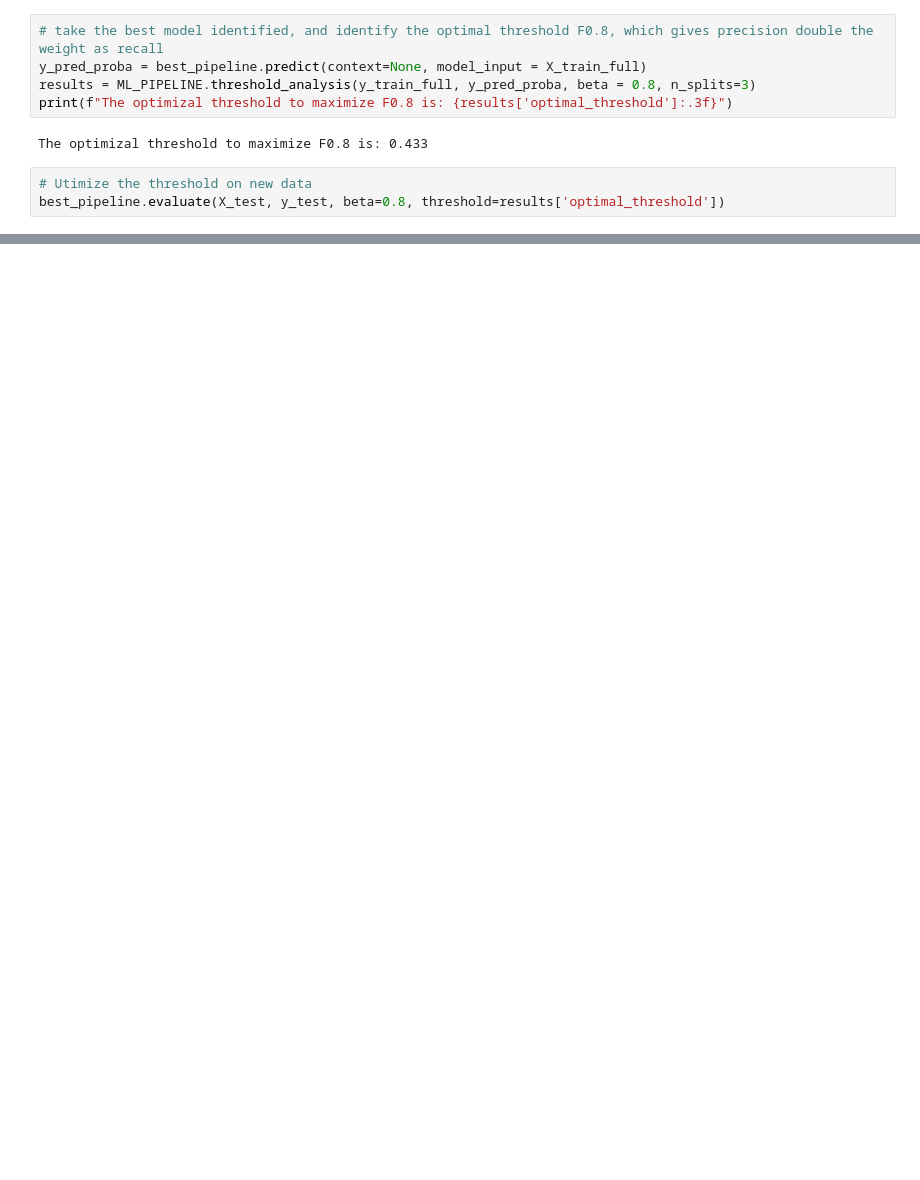
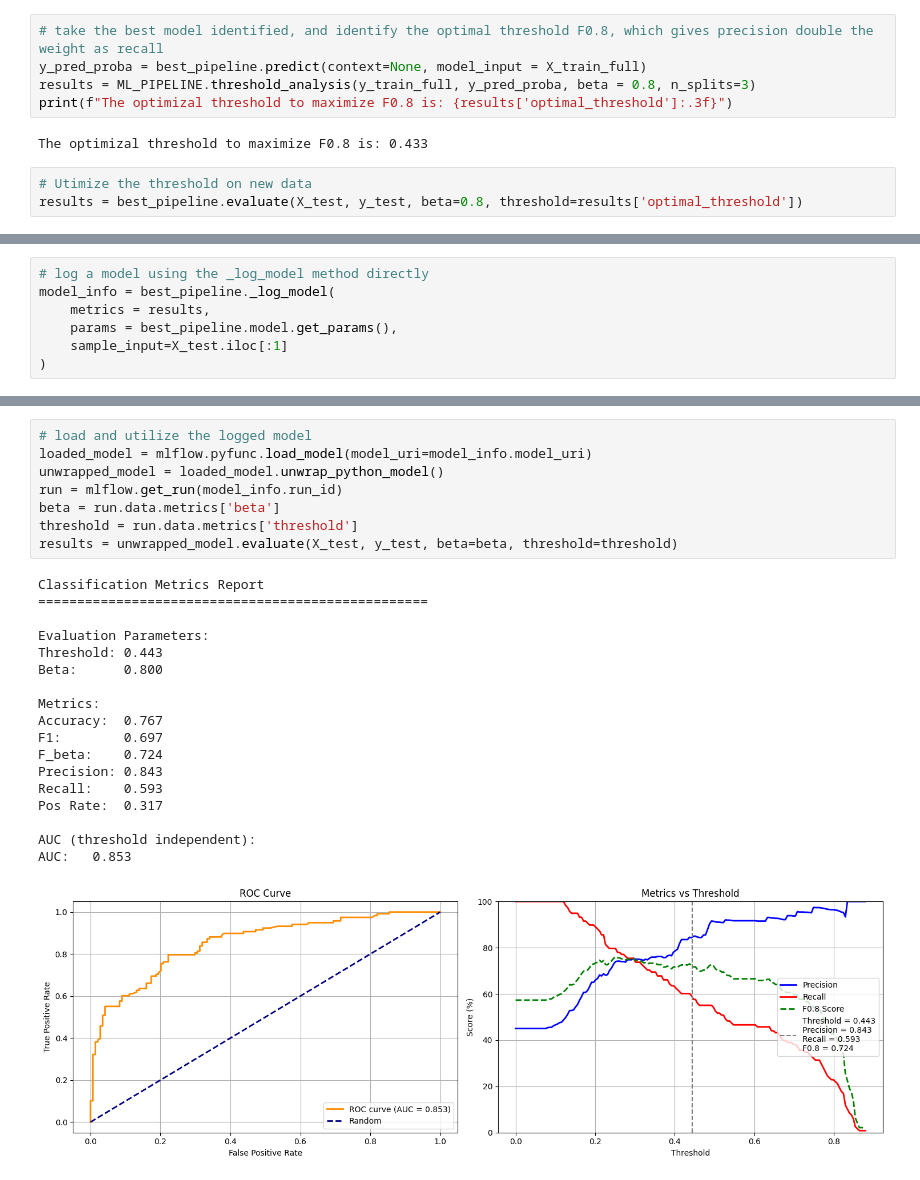
Before and after one commit to MenaWANG/mlarena, a Jupyter notebook: examples/2.advanced_usage.ipynb, the cells around one changed output, grey strips where cells are left out. Cells and saved outputs as stored; diff of their text form; blank space fills up the shorter version.

Commit message:
Doc: log and use the threshold analysis model

```diff
--- a/examples/2.advanced_usage.ipynb
+++ b/examples/2.advanced_usage.ipynb
@@ -435,7 +448,7 @@ print(f"The optimizal threshold to maximize F0.8 is: {results['optimal_threshold
 The optimizal threshold to maximize F0.8 is: 0.433
 # %%
 # Utimize the threshold on new data
-best_pipeline.evaluate(X_test, y_test, beta=0.8, threshold=results['optimal_threshold'])
+results = best_pipeline.evaluate(X_test, y_test, beta=0.8, threshold=results['optimal_threshold'])
 # %% [output]
 Classification Metrics Report
 ==================================================
@@ -466,0 +473,7 @@ AUC:   0.853
+# %%
+# log a model using the _log_model method directly
+model_info = best_pipeline._log_model(
+    metrics = results,
+    params = best_pipeline.model.get_params(),
+    sample_input=X_test.iloc[:1]
+)
@@ -466,0 +483,27 @@ AUC:   0.853
+# %%
+# load and utilize the logged model
+loaded_model = mlflow.pyfunc.load_model(model_uri=model_info.model_uri)
+unwrapped_model = loaded_model.unwrap_python_model()
+run = mlflow.get_run(model_info.run_id)
+beta = run.data.metrics['beta']
+threshold = run.data.metrics['threshold']
+results = unwrapped_model.evaluate(X_test, y_test, beta=beta, threshold=threshold)
+# %% [output]
+Classification Metrics Report
+==================================================
+
+Evaluation Parameters:
+Threshold: 0.443
+Beta:      0.800
+
+Metrics:
+Accuracy:  0.767
+F1:        0.697
+F_beta:    0.724
+Precision: 0.843
+Recall:    0.593
+Pos Rate:  0.317
+
+AUC (threshold independent):
+AUC:   0.853
+[figure, added]
```
Also changed, not shown: parts of 6 cells of this notebook, 1 other file.
